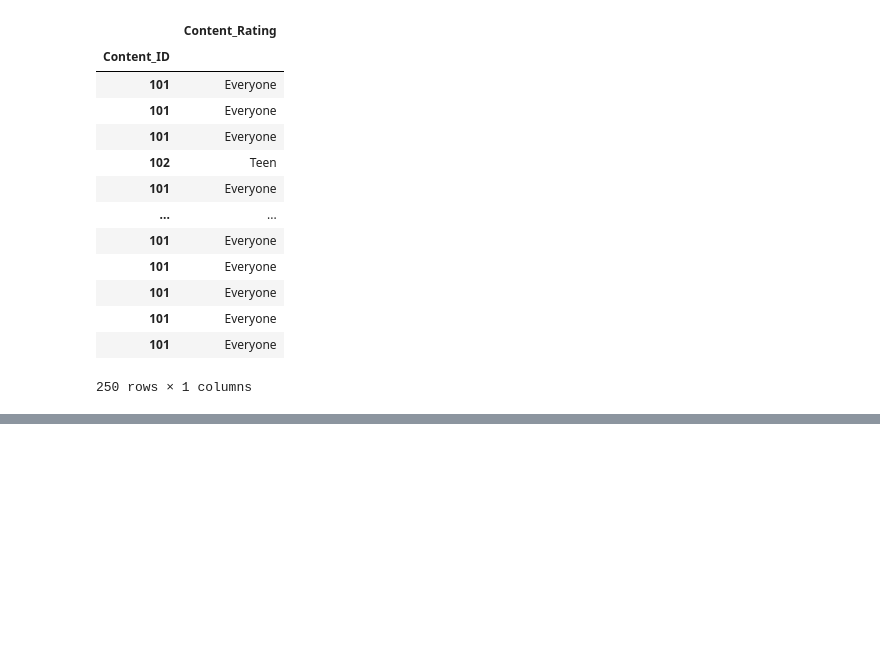
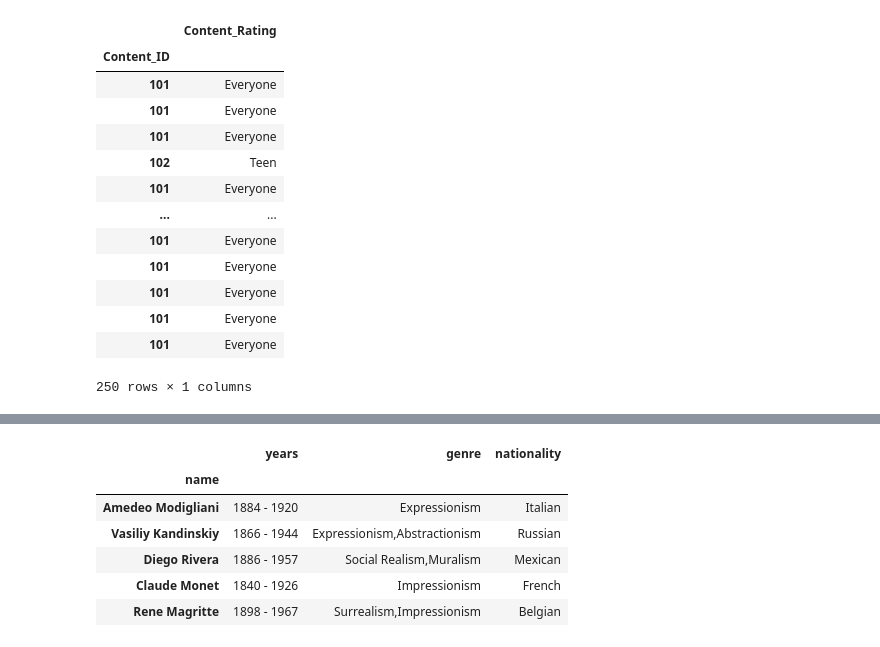
Before and after one commit to ecoplayer/sandbox, a Jupyter notebook: load_excel_&_json_pandas.ipynb, the cells around one changed output, grey strips where cells are left out. Saved outputs shown, nothing was run; the diff lists cells and outputs as text; code cells hidden in the pictures; blank space fills up the shorter version.

```diff
--- a/Excel_files_pandas.ipynb
+++ b/load_excel_&_json_pandas.ipynb
@@ -99,0 +128,12 @@ content_id_df
+# %%
+artists=artists.drop(["bio"],axis=1) #delete bio
+artists.set_index("name")
+#artists.to_csv("artist_csv")
+# %% [output]
+|  | years | genre | nationality |
+| name |  |  |  |
+| Amedeo Modigliani | 1884 - 1920 | Expressionism | Italian |
+| Vasiliy Kandinskiy | 1866 - 1944 | Expressionism,Abstractionism | Russian |
+| Diego Rivera | 1886 - 1957 | Social Realism,Muralism | Mexican |
+| Claude Monet | 1840 - 1926 | Impressionism | French |
+| Rene Magritte | 1898 - 1967 | Surrealism,Impressionism | Belgian |
```
Also changed, not shown: parts of 7 cells of this notebook, 1 other file.
